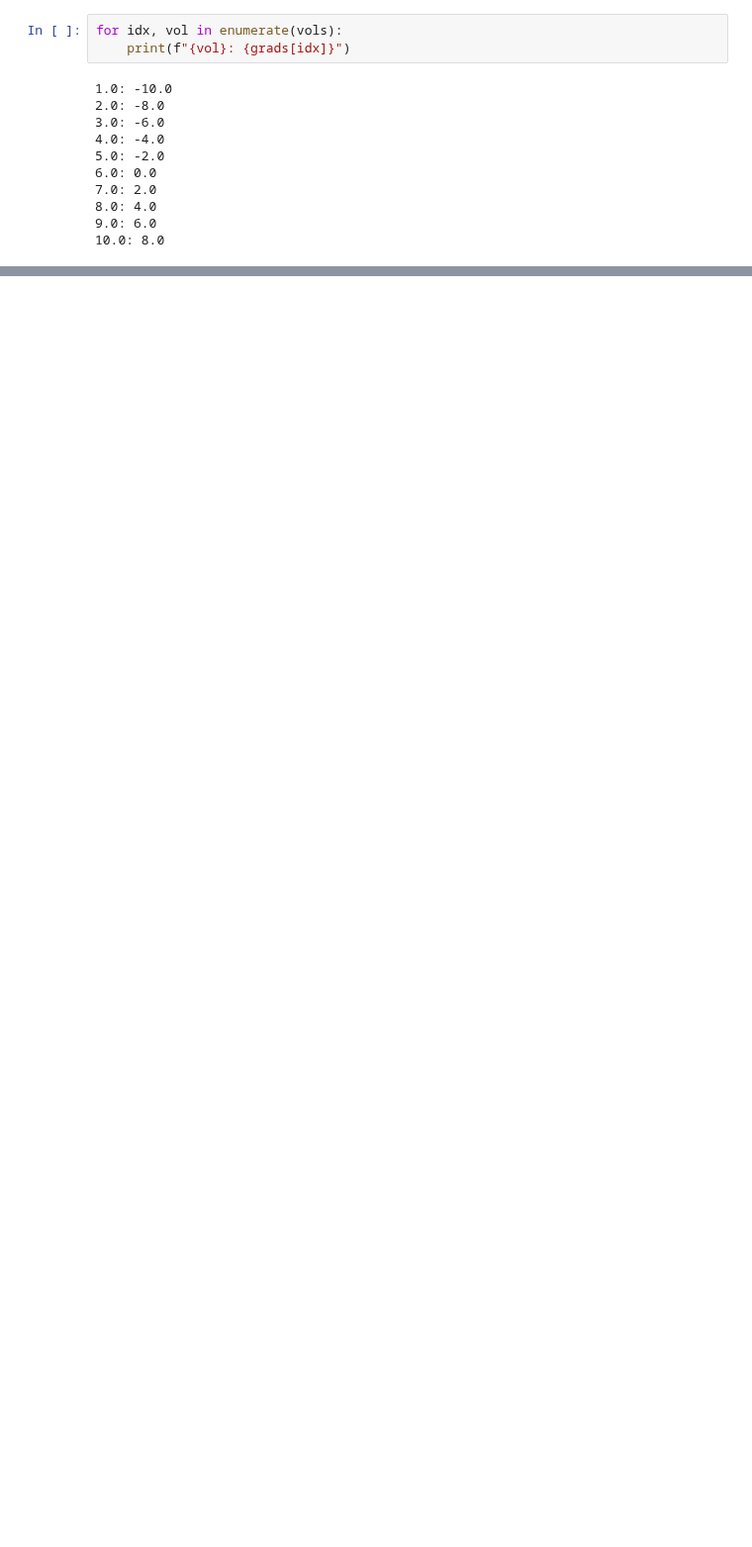
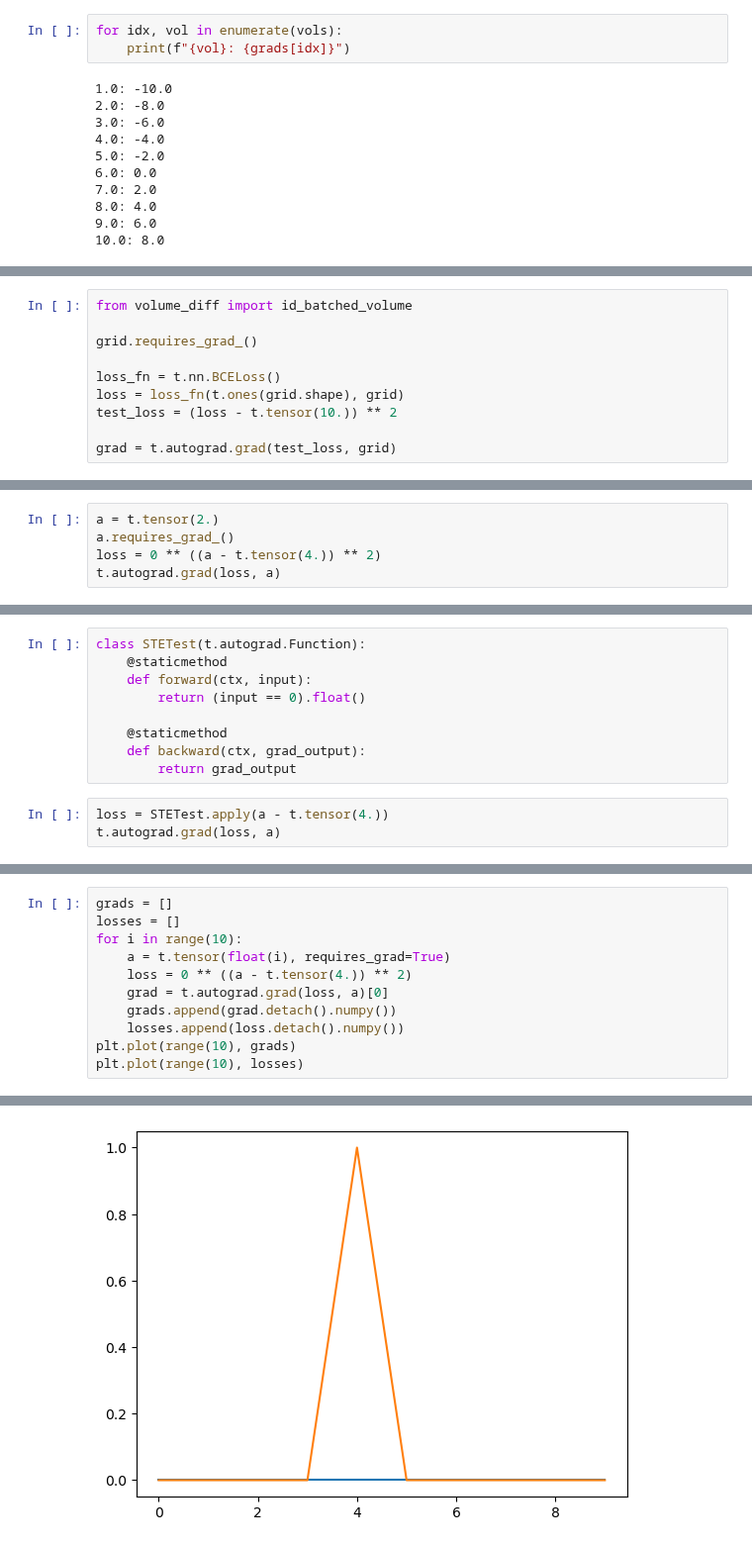
Before and after one commit to JanSchering/Thesis, a Jupyter notebook: cpm/Experiments/Experiment1/Experiment.ipynb, the cells around one changed output, grey strips where cells are left out. Shown at 99% size. Drawn from its saved outputs; the diff is of its cells as text; blank space fills up the shorter version.

```diff
--- a/cpm/Experiments/Experiment1/Experiment.ipynb
+++ b/cpm/Experiments/Experiment1/Experiment.ipynb
@@ -154,0 +231,10 @@ plt.plot(perims, grads)
+# %%
+from volume_diff import id_batched_volume
+
+grid.requires_grad_()
+
+loss_fn = t.nn.BCELoss()
+loss = loss_fn(t.ones(grid.shape), grid)
+test_loss = (loss - t.tensor(10.)) ** 2
+
+grad = t.autograd.grad(test_loss, grid)
@@ -154,0 +249,5 @@ plt.plot(perims, grads)
+# %%
+a = t.tensor(2.)
+a.requires_grad_()
+loss = 0 ** ((a - t.tensor(4.)) ** 2)
+t.autograd.grad(loss, a)
@@ -154,0 +260,12 @@ plt.plot(perims, grads)
+# %%
+class STETest(t.autograd.Function):
+    @staticmethod
+    def forward(ctx, input):
+        return (input == 0).float()
+
+    @staticmethod
+    def backward(ctx, grad_output):
+        return grad_output
+# %%
+loss = STETest.apply(a - t.tensor(4.))
+t.autograd.grad(loss, a)
@@ -154,0 +274,12 @@ plt.plot(perims, grads)
+# %%
+grads = []
+losses = []
+for i in range(10):
+    a = t.tensor(float(i), requires_grad=True)
+    loss = 0 ** ((a - t.tensor(4.)) ** 2)
+    grad = t.autograd.grad(loss, a)[0]
+    grads.append(grad.detach().numpy())
+    losses.append(loss.detach().numpy())
+plt.plot(range(10), grads)
+plt.plot(range(10), losses)
+# %% [output]
@@ -154,0 +287 @@ plt.plot(perims, grads)
+[figure, added]
```
Also changed, not shown: parts of 15 cells of this notebook, 4 other files.
